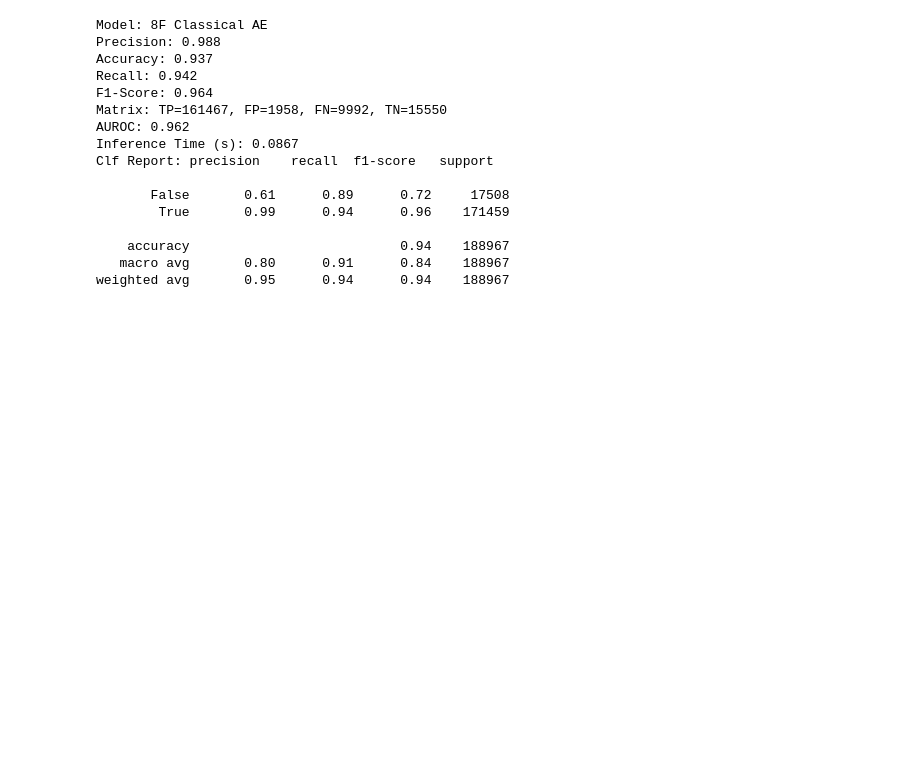
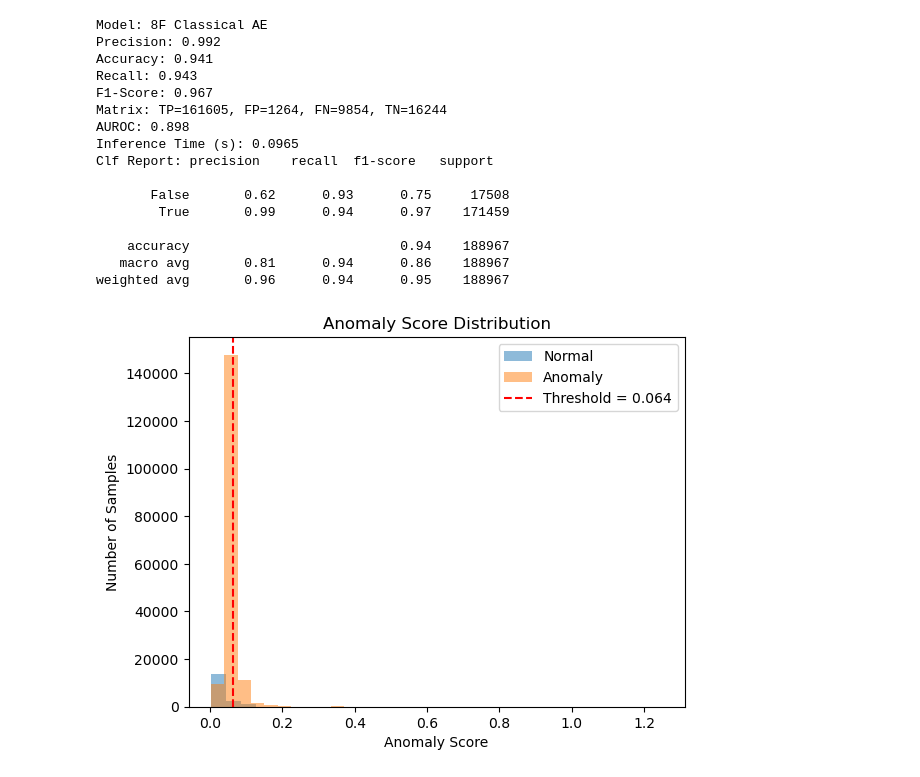
Before and after one commit to RohanSenthil/QAE_BETH_Anomaly, a Jupyter notebook: cae_evaluation.ipynb, the cells around one changed output. Drawn from its saved outputs; the diff is of its cells as text; code cells hidden in the pictures; blank space fills up the shorter version.

```diff
--- a/cae_evaluation.ipynb
+++ b/cae_evaluation.ipynb
@@ -62,17 +62,17 @@ class AnomalyDetector(tf.keras.Model):
             layers.BatchNormalization(),
             layers.LeakyReLU(),
             layers.Dropout(0.1),
-            layers.Dense(20, activation=None),
+            layers.Dense(16, activation=None),
             layers.BatchNormalization(),
             layers.LeakyReLU(),
-            layers.Dense(16, activation=None),
+            layers.Dense(8, activation=None),
             layers.BatchNormalization(),
             layers.LeakyReLU()
         ])
 
         self.decoder = tf.keras.Sequential([
 
-            layers.Dense(20, activation=None),
+            layers.Dense(16, activation=None),
             layers.BatchNormalization(),
             layers.LeakyReLU(),
             layers.Dropout(0.1),
@@ -104,6 +108,6 @@ class AnomalyDetector(tf.keras.Model):
 # %%
 cae_model = tf.keras.models.load_model(
-    "Models/16f_cae_model.keras",
+    "Models/CAE/8f_cae_model_20k.keras",
     custom_objects={"AnomalyDetector": AnomalyDetector}
 )
 # %%
@@ -198,6 +202,9 @@ def predict(model, data, threshold):
     return loss.numpy(), preds.numpy().astype(int), inference_time
 # %%
 # Get predictions
+# threshold -= 0.02
+
+
 scores, y_pred, inference_time = predict(cae_model, testing_data, threshold=threshold)
 
 # Your true labels for this test data
@@ -217,18 +224,31 @@ for k, v in metrics.items():
     print(f"{k}: {v}")
 # %% [output]
 Model: 8F Classical AE
-Precision: 0.988
-Accuracy: 0.937
-Recall: 0.942
-F1-Score: 0.964
-Matrix: TP=161467, FP=1958, FN=9992, TN=15550
-AUROC: 0.962
-Inference Time (s): 0.0867
+Precision: 0.992
+Accuracy: 0.941
+Recall: 0.943
+F1-Score: 0.967
+Matrix: TP=161605, FP=1264, FN=9854, TN=16244
+AUROC: 0.898
+Inference Time (s): 0.0965
 Clf Report: precision    recall  f1-score   support
 
-       False       0.61      0.89      0.72     17508
-        True       0.99      0.94      0.96    171459
+       False       0.62      0.93      0.75     17508
+        True       0.99      0.94      0.97    171459
 
     accuracy                           0.94    188967
-   macro avg       0.80      0.91      0.84    188967
-weighted avg       0.95      0.94      0.94    188967
+   macro avg       0.81      0.94      0.86    188967
+weighted avg       0.96      0.94      0.95    188967
+# %%
+import matplotlib.pyplot as plt
+# --- Histogram of scores ---
+plt.hist(scores[y_true.numpy() == 0], bins=30, alpha=0.5, label='Normal')
+plt.hist(scores[y_true.numpy() == 1], bins=30, alpha=0.5, label='Anomaly')
+plt.axvline(threshold, color='red', linestyle='--', label=f"Threshold = {threshold:.3f}")
+plt.xlabel("Anomaly Score")
+plt.ylabel("Number of Samples")
+plt.title("Anomaly Score Distribution")
+plt.legend()
+plt.show()
+# %% [output]
+[figure, added]
```
Also changed, not shown: parts of 2 cells of this notebook, 32 other files.
